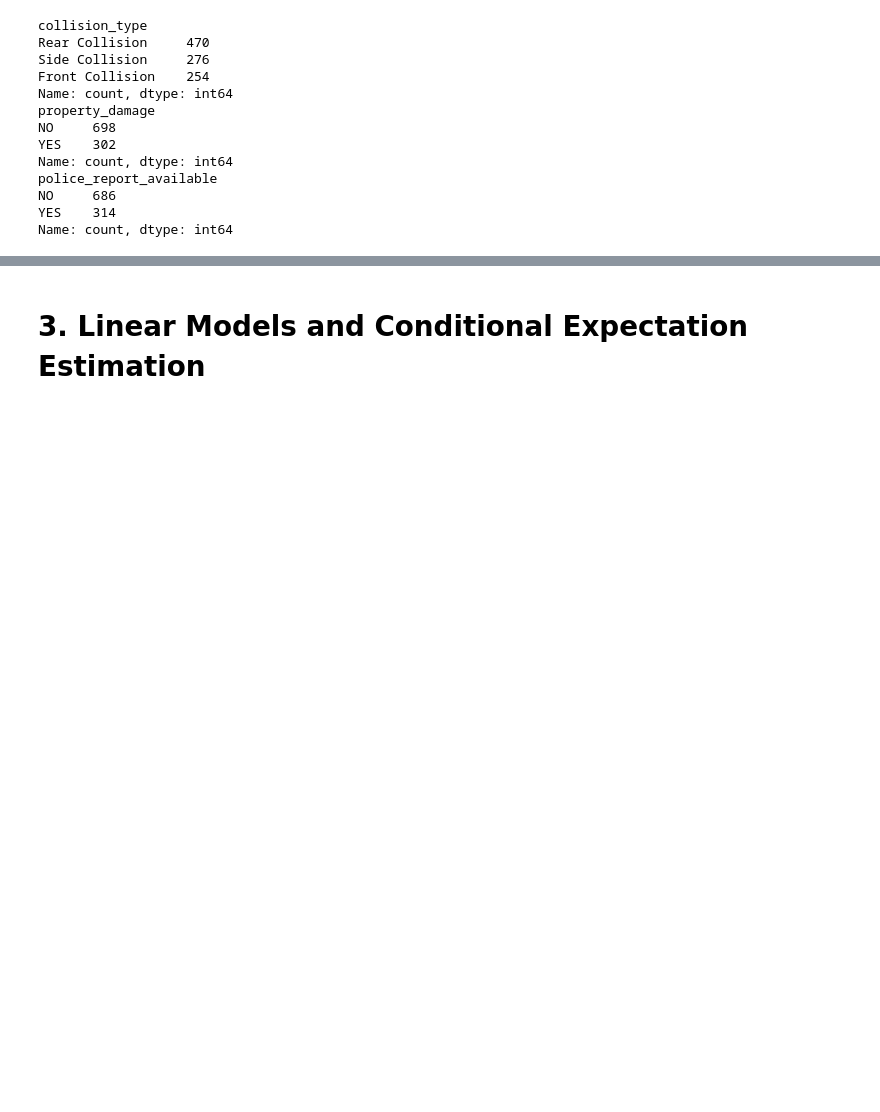
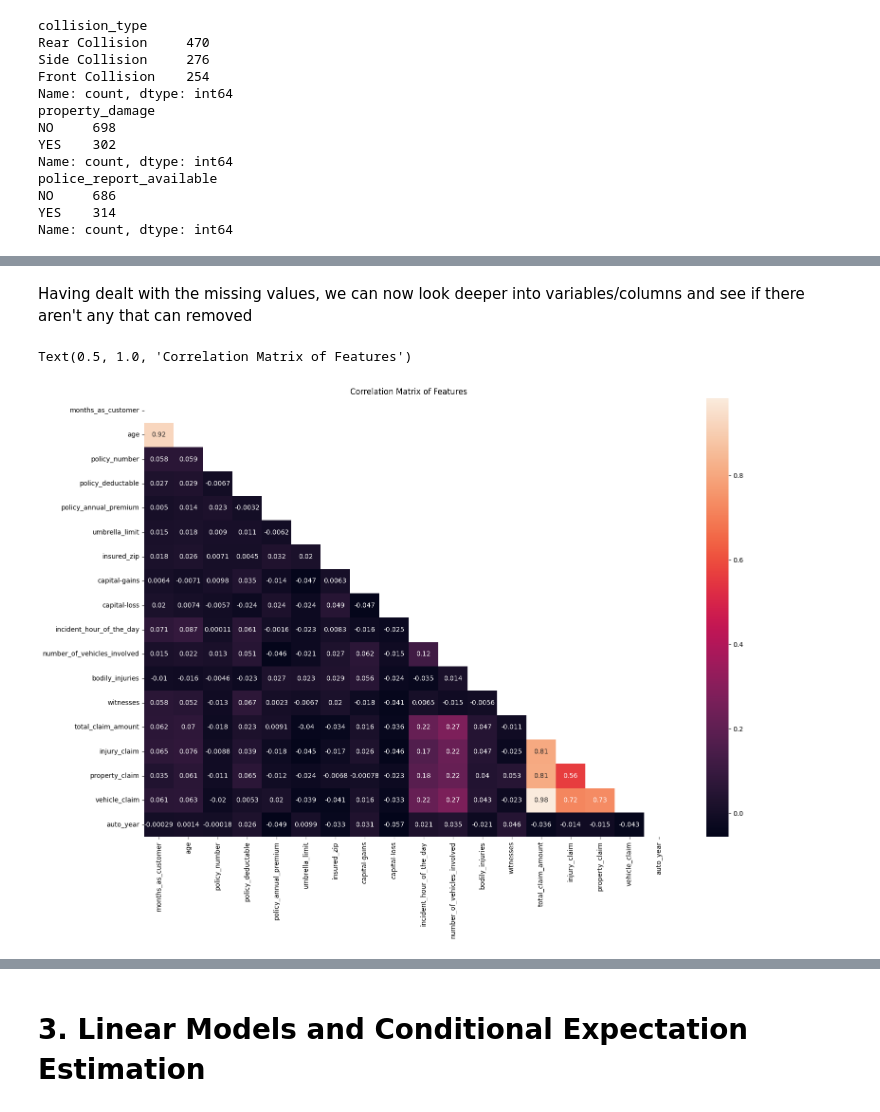
Before and after one commit to Regis0323/Module_1, a Jupyter notebook: Rurangwa_Assignment_Module_1.ipynb, the cells around one changed output, grey strips where cells are left out. Drawn from its saved outputs; the diff is of its cells as text; code cells hidden in the pictures; blank space fills up the shorter version.

```diff
--- a/Rurangwa_Assignment_Module_1.ipynb
+++ b/Rurangwa_Assignment_Module_1.ipynb
@@ -128,8 +128,6 @@ dtype: int64
 # %% [markdown]
 After this first check, we can see that the last column '_c39' is empty and can be deleted. Furthermore, it is shown that the variable 'authorities_contracted' has 91 missing values, but, after a closer look into the variable, those 91 values refer to the cases where **NO** authorities were called/contacted. This misunderstanding came from the fact that there were referred to as 'None' so we shall replace that and put 'Zero' instead.
 # %%
-claims_data.drop('_c39',axis=1,inplace=True)
 claims_data.fillna(value='Zero', inplace=True)
-claims_data.info()
 claims_data['authorities_contacted'].value_counts()
 # %% [output]
@@ -318,0 +212,11 @@ pd.options.plotting.backend = "matplotlib"
+# %% [markdown]
+Having dealt with the missing values, we can now look deeper into variables/columns and see if there aren't any that can removed
+# %%
+Correlation_Matrix = claims_data.corr(numeric_only=True)
+plt.figure(figsize = (18, 12))
+mask = np.triu(np.ones_like(correlation_matrix, dtype=bool))
+sns.heatmap(Correlation_Matrix,mask=mask, annot = True)
+plt.title('Correlation Matrix of Features')
+# %% [output]
+Text(0.5, 1.0, 'Correlation Matrix of Features')
+[figure, added]
```
Also changed, not shown: parts of 14 cells of this notebook.
